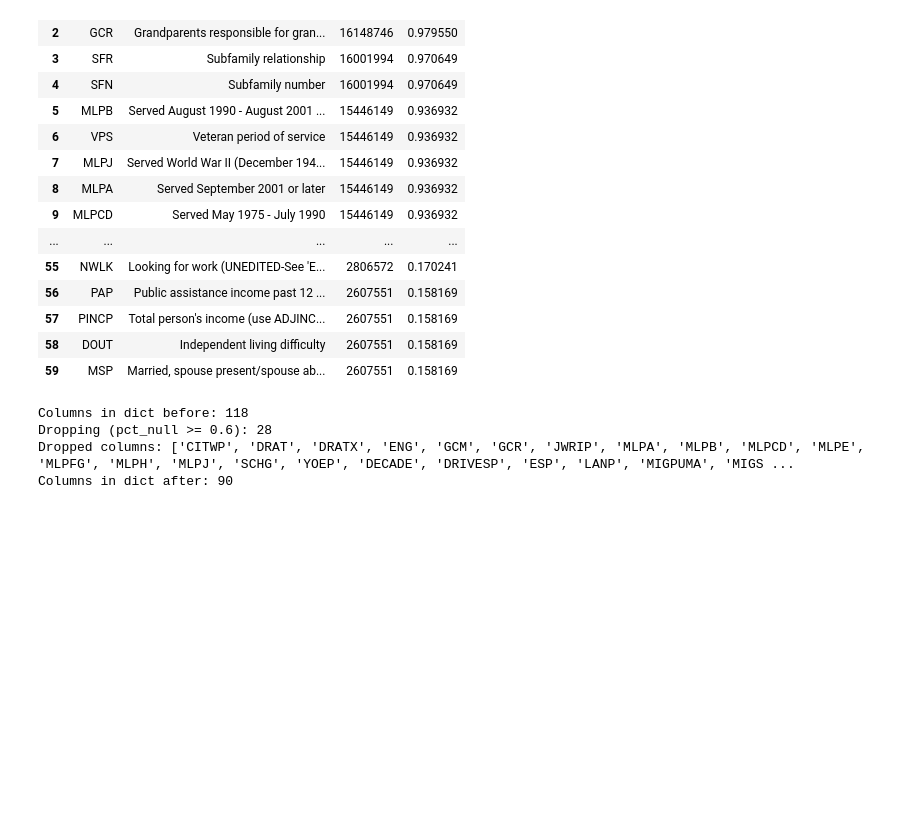
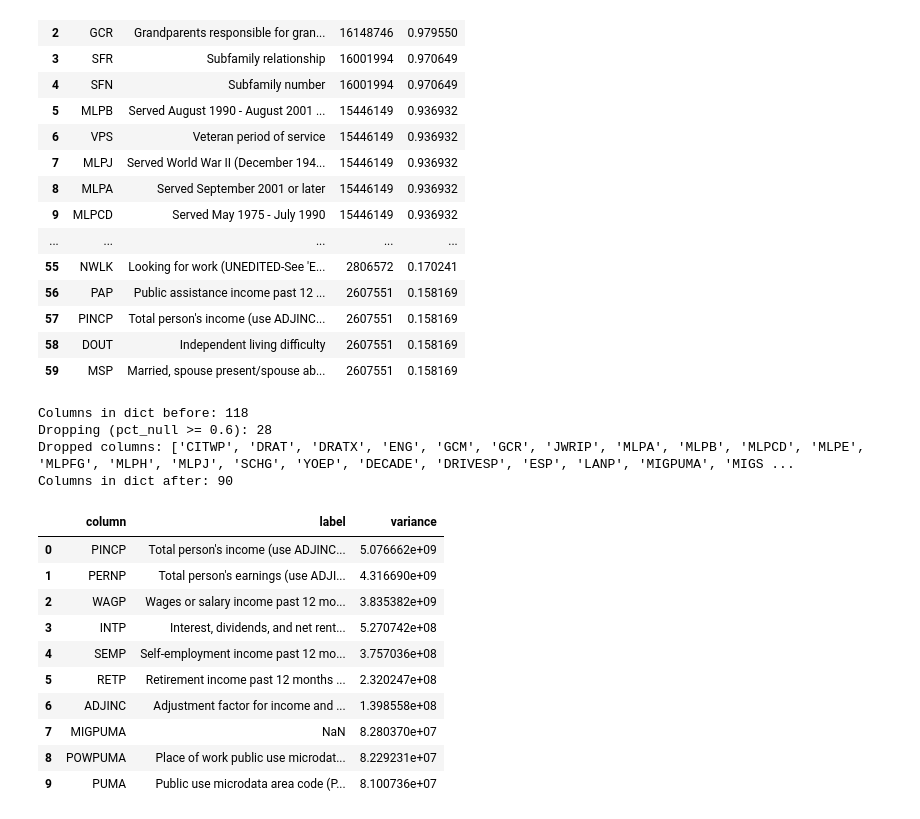
Before and after one commit to ingridalt/DSC-288R-CAPSTONE, a Jupyter notebook: 2_Exploratory_Data_Analysis/2_EDA.ipynb, the cells around one changed output. Cells and saved outputs as stored; diff of their text form; code cells hidden in the pictures; blank space fills up the shorter version.

```diff
--- a/2_Exploratory_Data_Analysis/2_EDA.ipynb
+++ b/2_Exploratory_Data_Analysis/2_EDA.ipynb
@@ -243,4 +243,53 @@ Dropped columns: ['CITWP', 'DRAT', 'DRATX', 'ENG', 'GCM', 'GCR', 'JWRIP', 'MLPA'
 Columns in dict after: 90
 # %%
 #90 columns is beter than the 278 we started with but its still too many
-#next lets look at variance,
+#next lets look at variance, and correlation to our supervised learning label POVPIP (income to poverty ratio)
+
+import pandas as pd
+
+# Load only candidate columns
+df = pd.read_csv(p_file, usecols=candidate_cols)
+
+# Separate numeric columns only
+numeric_cols = df.select_dtypes(include=["number"]).columns.tolist()
+
+# (Optional but recommended) exclude label from variance ranking
+LABEL_COL = "POVPIP"
+numeric_cols = [c for c in numeric_cols if c != LABEL_COL]
+
+# Compute variance
+variance_summary = (
+    df[numeric_cols]
+      .var(skipna=True)
+      .reset_index()
+      .rename(columns={"index": "column", 0: "variance"})
+      .sort_values("variance", ascending=False)
+)
+
+# Merge labels for interpretability
+df_dict = pd.read_csv("EDA_data/suggested_clean_data_dictionary.csv")
+labels = df_dict[["column", "label"]]
+
+variance_summary = variance_summary.merge(
+    labels,
+    on="column",
+    how="left"
+)
+
+variance_summary = variance_summary[
+    ["column", "label", "variance"]
+]
+
+variance_summary.head(10)
+# %% [output]
+|  | column | label | variance |
+| 0 | PINCP | Total person's income (use ADJINC... | 5.076662e+09 |
+| 1 | PERNP | Total person's earnings (use ADJI... | 4.316690e+09 |
+| 2 | WAGP | Wages or salary income past 12 mo... | 3.835382e+09 |
+| 3 | INTP | Interest, dividends, and net rent... | 5.270742e+08 |
+| 4 | SEMP | Self-employment income past 12 mo... | 3.757036e+08 |
+| 5 | RETP | Retirement income past 12 months ... | 2.320247e+08 |
+| 6 | ADJINC | Adjustment factor for income and ... | 1.398558e+08 |
+| 7 | MIGPUMA | NaN | 8.280370e+07 |
+| 8 | POWPUMA | Place of work public use microdat... | 8.229231e+07 |
+| 9 | PUMA | Public use microdata area code (P... | 8.100736e+07 |
```
Also changed, not shown: parts of 1 cell of this notebook, 1 other file.
